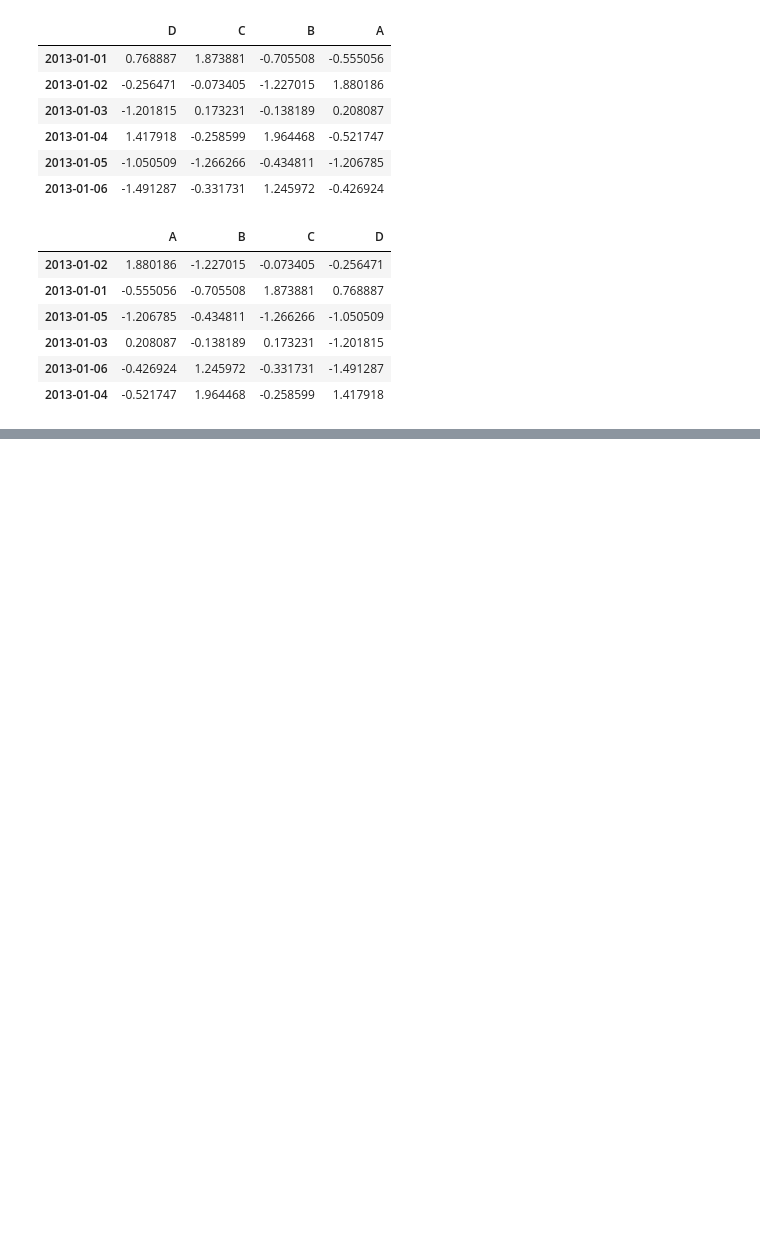
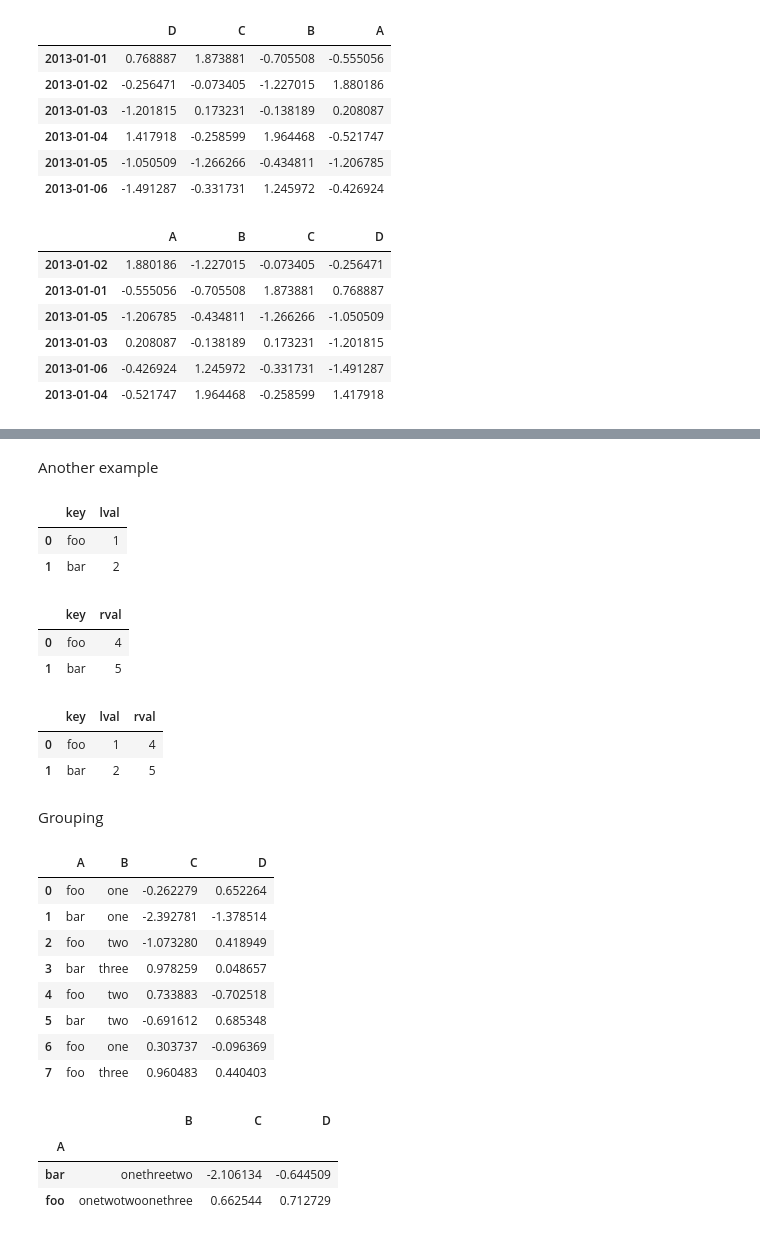
Before and after one commit to jesusrevilla/mineria-de-datos, a Jupyter notebook: primer-parcial/10_minutes_to_pandas.ipynb, the cells around one changed output, grey strips where cells are left out. Cells and saved outputs as stored; diff of their text form; code cells hidden in the pictures; blank space fills up the shorter version.

Commit message:
Groupby

```diff
--- a/primer-parcial/10_minutes_to_pandas.ipynb
+++ b/primer-parcial/10_minutes_to_pandas.ipynb
@@ -174,0 +652,52 @@ df.sort_values(by="B")
+# %% [markdown]
+Another example
+# %%
+left = pd.DataFrame({'key': ['foo', 'bar'], 'lval': [1, 2]})
+left
+# %% [output]
+|  | key | lval |
+| 0 | foo | 1 |
+| 1 | bar | 2 |
+# %%
+right = pd.DataFrame({'key': ['foo', 'bar'], 'rval':[4, 5]})
+right
+# %% [output]
+|  | key | rval |
+| 0 | foo | 4 |
+| 1 | bar | 5 |
+# %%
+pd.merge(left, right, on='key')
+# %% [output]
+|  | key | lval | rval |
+| 0 | foo | 1 | 4 |
+| 1 | bar | 2 | 5 |
+# %% [markdown]
+Grouping
+# %%
+df = pd.DataFrame(
+    {
+        'A': ['foo', 'bar', 'foo', 'bar', 'foo', 'bar', 'foo', 'foo'],
+        'B': ['one', 'one', 'two', 'three', 'two', 'two', 'one', 'three'],
+        'C': np.random.randn(8),
+        'D': np.random.randn(8),
+    }
+)
+
+df
+# %% [output]
+|  | A | B | C | D |
+| 0 | foo | one | -0.262279 | 0.652264 |
+| 1 | bar | one | -2.392781 | -1.378514 |
+| 2 | foo | two | -1.073280 | 0.418949 |
+| 3 | bar | three | 0.978259 | 0.048657 |
+| 4 | foo | two | 0.733883 | -0.702518 |
+| 5 | bar | two | -0.691612 | 0.685348 |
+| 6 | foo | one | 0.303737 | -0.096369 |
+| 7 | foo | three | 0.960483 | 0.440403 |
+# %%
+df.groupby('A').sum()
+# %% [output]
+|  | B | C | D |
+| A |  |  |  |
+| bar | onethreetwo | -2.106134 | -0.644509 |
+| foo | onetwotwoonethree | 0.662544 | 0.712729 |
```
Also changed, not shown: parts of 78 cells of this notebook.
